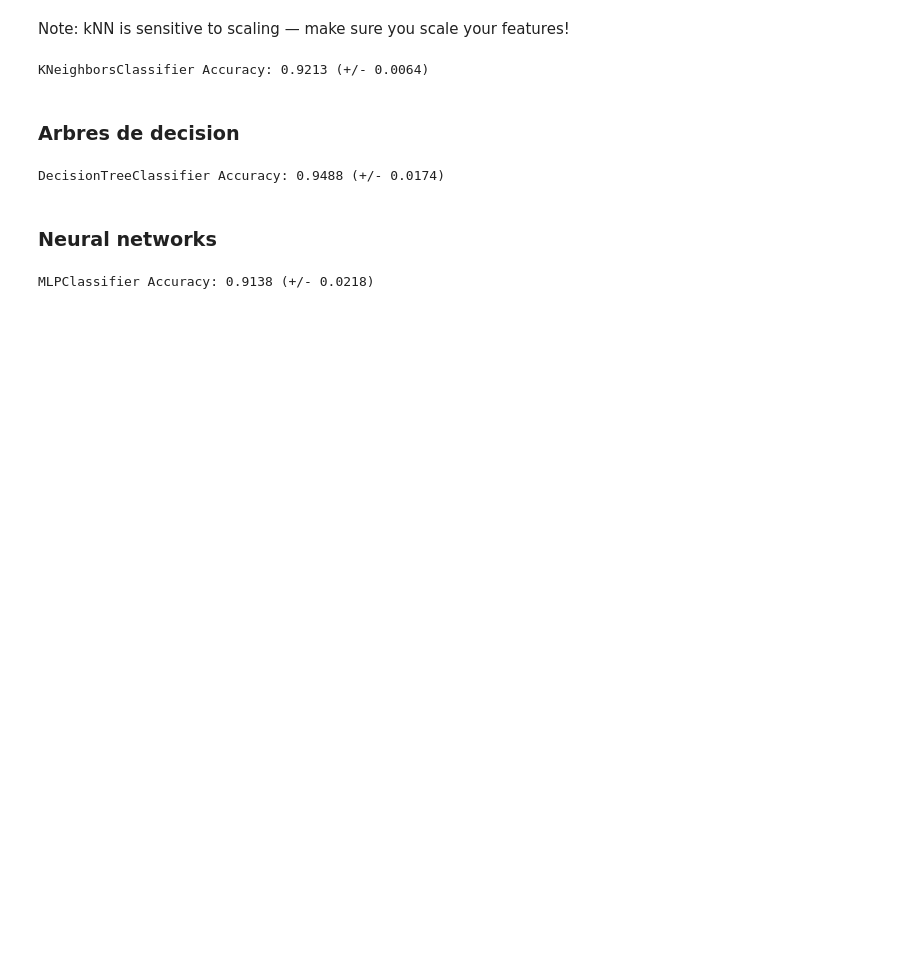
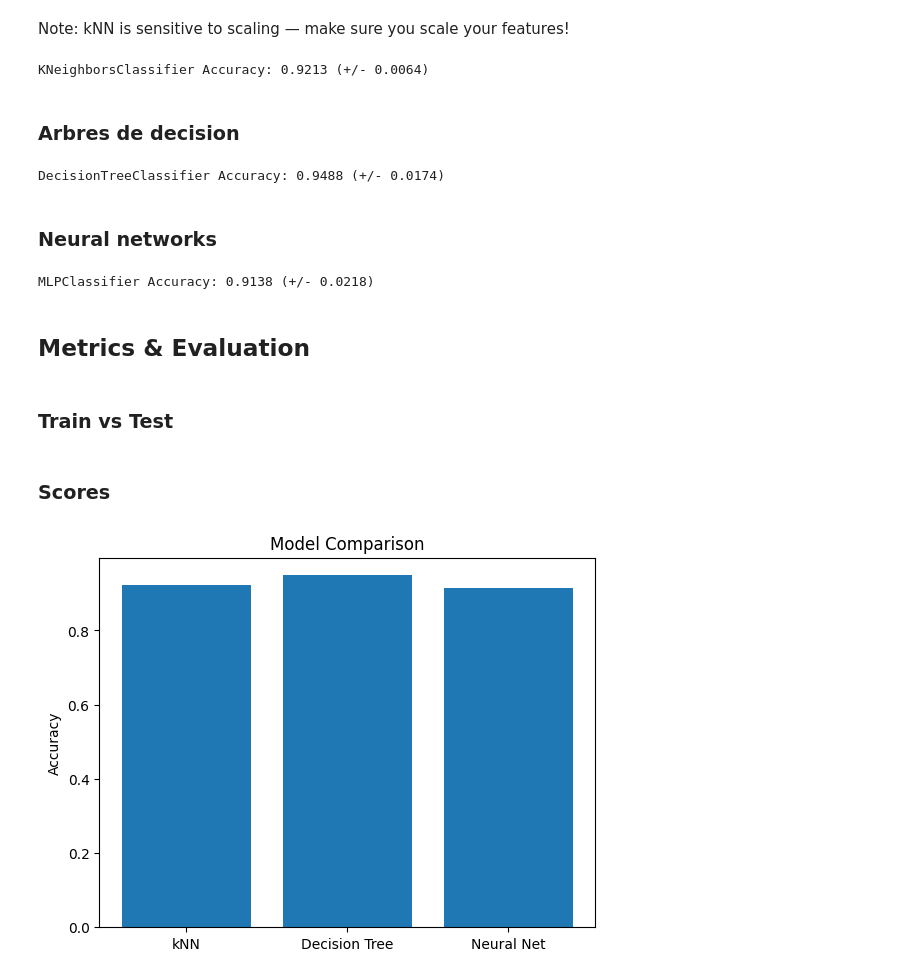
Before and after one commit to soleilzero/PokemonClassification, a Jupyter notebook: notebook.ipynb, the cells around one changed output. Drawn from its saved outputs; the diff is of its cells as text; code cells hidden in the pictures; blank space fills up the shorter version.

```diff
--- a/notebook.ipynb
+++ b/notebook.ipynb
@@ -230,11 +151,10 @@ Index(['Total', 'HP', 'Attack', 'Defense', 'Sp. Atk', 'Sp. Def', 'Speed',
 # %% [markdown]
 First, we set up cross-validation
 # %%
-from sklearn.model_selection import cross_val_score
-
 def evaluate_model(model, X, y):
-    scores = cross_val_score(model, X, y, cv=5, scoring='accuracy')
+    scores = sk.model_selection.cross_val_score(model, X, y, cv=5, scoring='accuracy')
     print(f"{model.__class__.__name__} Accuracy: {scores.mean():.4f} (+/- {scores.std():.4f})")
+    return scores
 # %% [markdown]
 ### k-Nearest Neighbors
 # %% [markdown]
@@ -243,7 +163,7 @@ Note: kNN is sensitive to scaling — make sure you scale your features!
 from sklearn.neighbors import KNeighborsClassifier
 
 knn = KNeighborsClassifier(n_neighbors=5)
-evaluate_model(knn, X_scaled, y)
+evaluation_knn = evaluate_model(knn, X_scaled, y)
 # %% [output]
 KNeighborsClassifier Accuracy: 0.9213 (+/- 0.0064)
 # %% [markdown]
@@ -252,7 +172,7 @@ KNeighborsClassifier Accuracy: 0.9213 (+/- 0.0064)
 from sklearn.tree import DecisionTreeClassifier
 
 tree = DecisionTreeClassifier(random_state=42)
-evaluate_model(tree, X, y)  # no need to scale
+evaluation_tree = evaluate_model(tree, X, y)  # no need to scale
 # %% [output]
 DecisionTreeClassifier Accuracy: 0.9488 (+/- 0.0174)
 # %% [markdown]
@@ -261,6 +181,24 @@ DecisionTreeClassifier Accuracy: 0.9488 (+/- 0.0174)
 from sklearn.neural_network import MLPClassifier
 
 mlp = MLPClassifier(hidden_layer_sizes=(50,), max_iter=1000, random_state=42)
-evaluate_model(mlp, X_scaled, y)
+evaluation_mlp =evaluate_model(mlp, X_scaled, y)
 # %% [output]
 MLPClassifier Accuracy: 0.9138 (+/- 0.0218)
+# %% [markdown]
+## Metrics & Evaluation
+# %% [markdown]
+### Train vs Test
+# %% [markdown]
+### Scores
+# %%
+models = ['kNN', 'Decision Tree', 'Neural Net']
+
+scores = [evaluation_knn.mean(), evaluation_tree.mean(), evaluation_mlp.mean()]
+  # Replace with your actual scores
+
+plt.bar(models, scores)
+plt.ylabel('Accuracy')
+plt.title('Model Comparison')
+plt.show()
+# %% [output]
+[figure, added]
```
Also changed, not shown: parts of 33 cells of this notebook.
